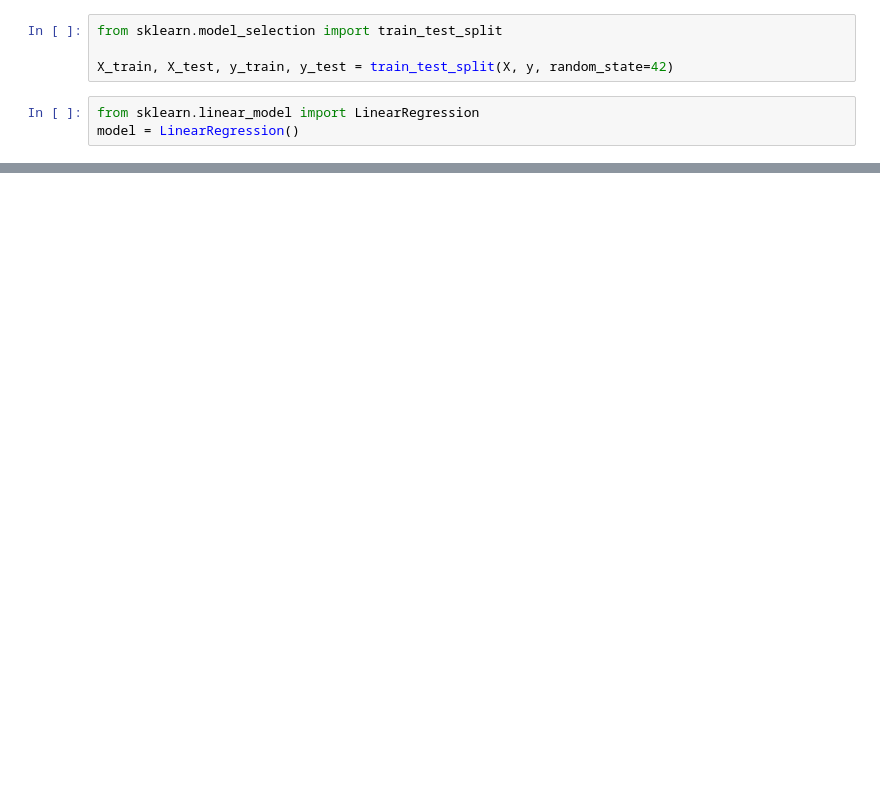
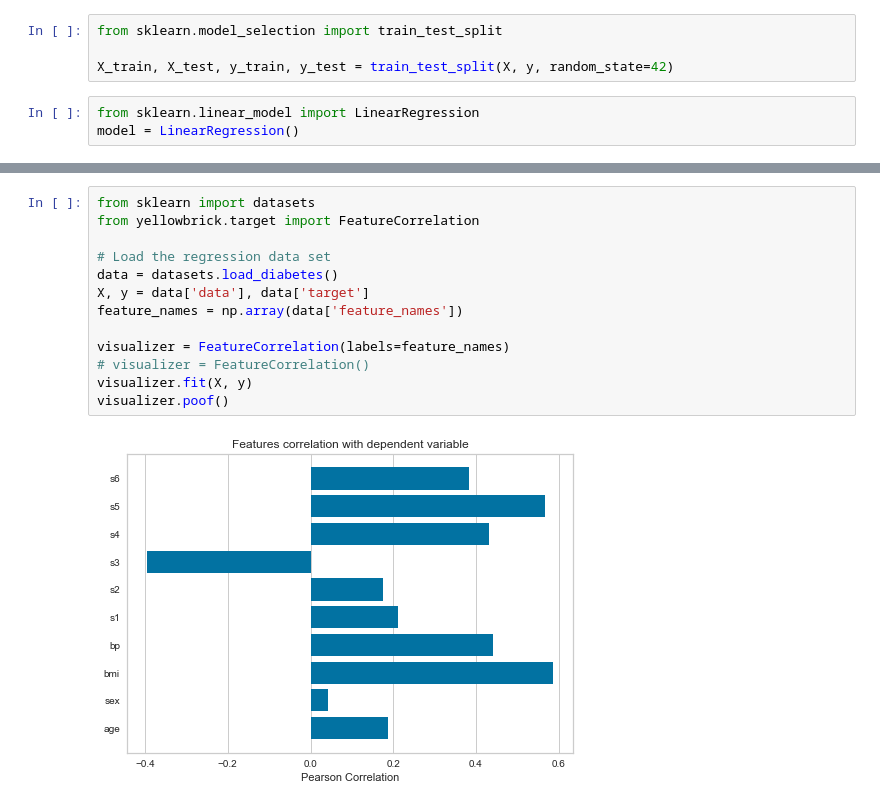
Before and after one commit to LoriHarris/Airbnb_ML, a Jupyter notebook: airbnb_listings.ipynb, the cells around one changed output, grey strips where cells are left out. Drawn from its saved outputs; the diff is of its cells as text; blank space fills up the shorter version.

```diff
--- a/airbnb_listings.ipynb
+++ b/airbnb_listings.ipynb
@@ -226,0 +223,15 @@ Text(0.5, 1.0, 'Residual Plot')
+# %%
+from sklearn import datasets
+from yellowbrick.target import FeatureCorrelation
+
+# Load the regression data set
+data = datasets.load_diabetes()
+X, y = data['data'], data['target']
+feature_names = np.array(data['feature_names'])
+
+visualizer = FeatureCorrelation(labels=feature_names)
+# visualizer = FeatureCorrelation()
+visualizer.fit(X, y)
+visualizer.poof()
+# %% [output]
+[figure, added]
```
Also changed, not shown: parts of 21 cells of this notebook, 7 other files.
